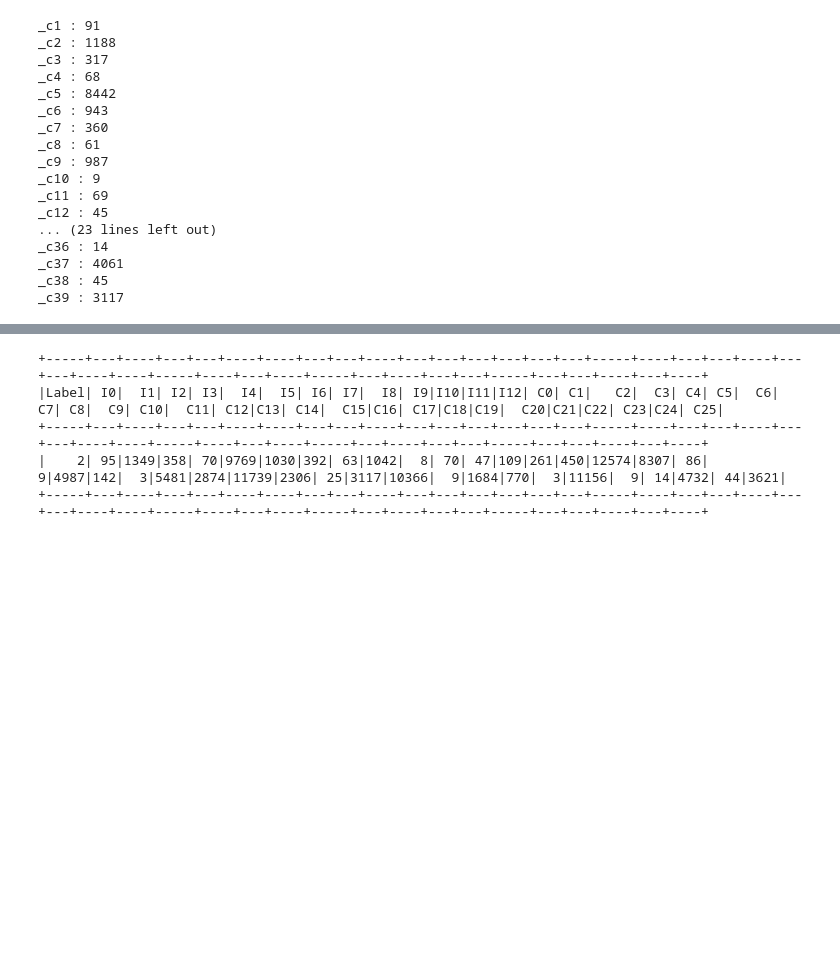
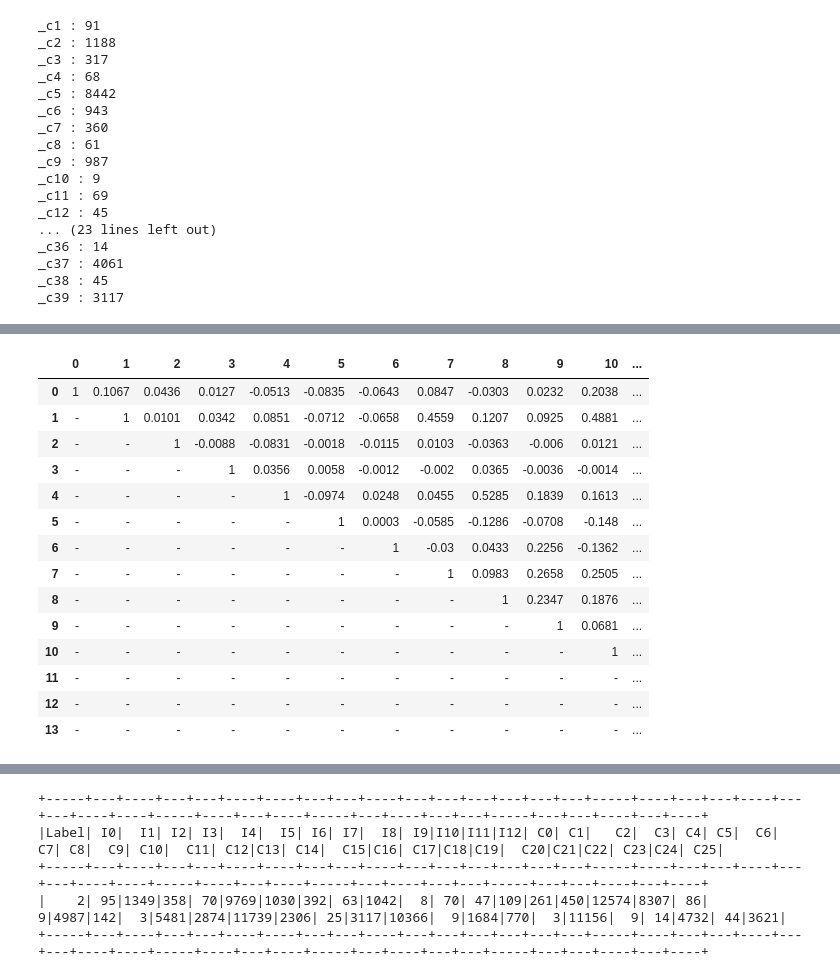
Before and after one commit to noahrandolph/Parallel-Click-Through-Rate-Predictor, a Jupyter notebook: misc_code/Alice.ipynb, the cells around one changed output, grey strips where cells are left out. Saved outputs shown, nothing was run; the diff lists cells and outputs as text; code cells hidden in the pictures; blank space fills up the shorter version.

```diff
--- a/misc_code/Alice.ipynb
+++ b/misc_code/Alice.ipynb
@@ -181,0 +215,18 @@ _c39 : 3117
+# %%
+pd.DataFrame(corr_matrix).replace(0, '-')
+# %% [output]
+|  | 0 | 1 | 2 | 3 | 4 | 5 | 6 | 7 | 8 | 9 | 10 | ... |
+| 0 | 1 | 0.1067 | 0.0436 | 0.0127 | -0.0513 | -0.0835 | -0.0643 | 0.0847 | -0.0303 | 0.0232 | 0.2038 | ... |
+| 1 | - | 1 | 0.0101 | 0.0342 | 0.0851 | -0.0712 | -0.0658 | 0.4559 | 0.1207 | 0.0925 | 0.4881 | ... |
+| 2 | - | - | 1 | -0.0088 | -0.0831 | -0.0018 | -0.0115 | 0.0103 | -0.0363 | -0.006 | 0.0121 | ... |
+| 3 | - | - | - | 1 | 0.0356 | 0.0058 | -0.0012 | -0.002 | 0.0365 | -0.0036 | -0.0014 | ... |
+| 4 | - | - | - | - | 1 | -0.0974 | 0.0248 | 0.0455 | 0.5285 | 0.1839 | 0.1613 | ... |
+| 5 | - | - | - | - | - | 1 | 0.0003 | -0.0585 | -0.1286 | -0.0708 | -0.148 | ... |
+| 6 | - | - | - | - | - | - | 1 | -0.03 | 0.0433 | 0.2256 | -0.1362 | ... |
+| 7 | - | - | - | - | - | - | - | 1 | 0.0983 | 0.2658 | 0.2505 | ... |
+| 8 | - | - | - | - | - | - | - | - | 1 | 0.2347 | 0.1876 | ... |
+| 9 | - | - | - | - | - | - | - | - | - | 1 | 0.0681 | ... |
+| 10 | - | - | - | - | - | - | - | - | - | - | 1 | ... |
+| 11 | - | - | - | - | - | - | - | - | - | - | - | ... |
+| 12 | - | - | - | - | - | - | - | - | - | - | - | ... |
+| 13 | - | - | - | - | - | - | - | - | - | - | - | ... |
```
Also changed, not shown: parts of 22 cells of this notebook.
